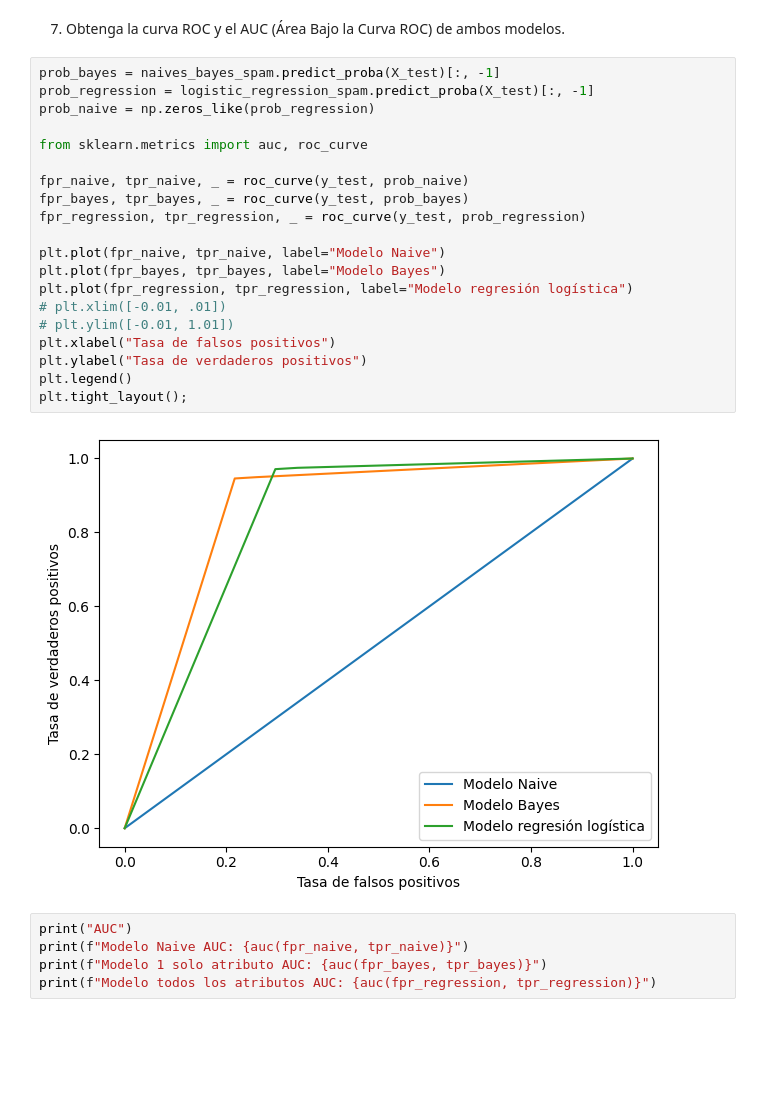
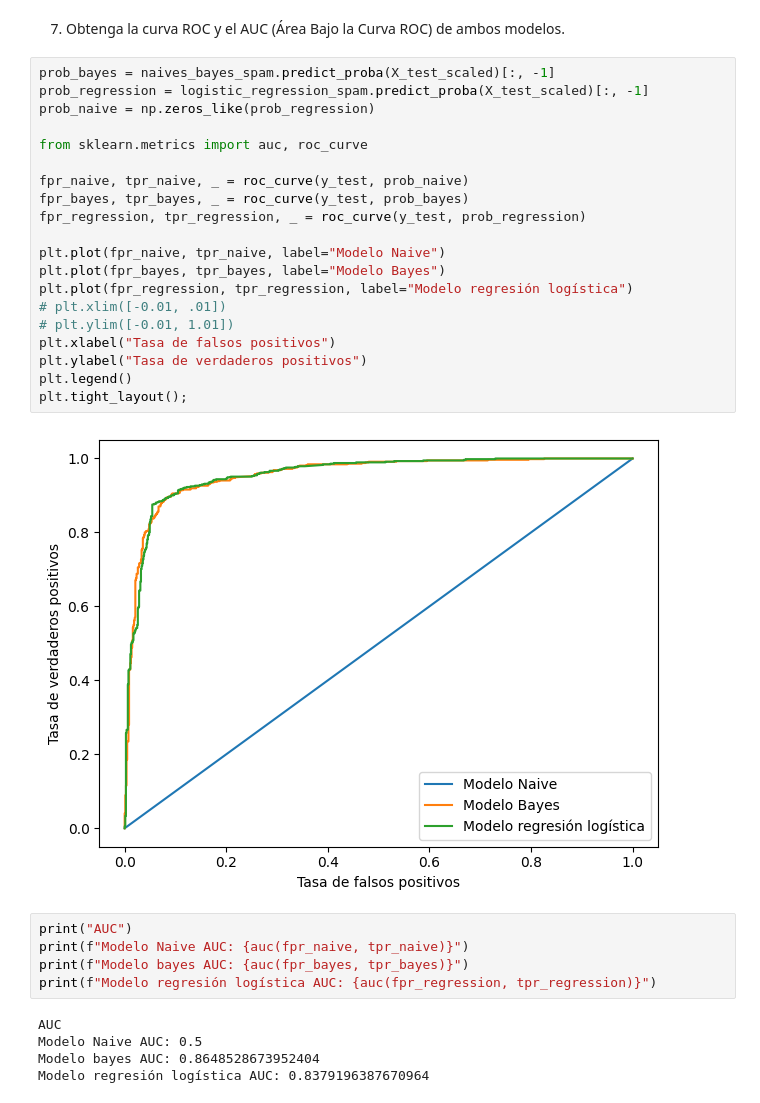
Before and after one commit to monzonlucasfabricio/mse-iia, a Jupyter notebook: SpamDet/spamdet.ipynb, the cells around one changed output. Drawn from its saved outputs; the diff is of its cells as text; blank space fills up the shorter version.

```diff
--- a/SpamDet/spamdet.ipynb
+++ b/SpamDet/spamdet.ipynb
@@ -185,29 +191,34 @@ Por otro lado, la recuperación mide la capacidad del modelo para identificar co
 # %% [markdown]
 7. Obtenga la curva ROC y el AUC (Área Bajo la Curva ROC) de ambos modelos.
 # %%
-prob_bayes = naives_bayes_spam.predict_proba(X_test)[:, -1]
-prob_regression = logistic_regression_spam.predict_proba(X_test)[:, -1]
+prob_bayes = naives_bayes_spam.predict_proba(X_test_scaled)[:, -1]
+prob_regression = logistic_regression_spam.predict_proba(X_test_scaled)[:, -1]
 prob_naive = np.zeros_like(prob_regression)
 
 from sklearn.metrics import auc, roc_curve
 
 fpr_naive, tpr_naive, _ = roc_curve(y_test, prob_naive)
 fpr_bayes, tpr_bayes, _ = roc_curve(y_test, prob_bayes)
 fpr_regression, tpr_regression, _ = roc_curve(y_test, prob_regression)
 
 plt.plot(fpr_naive, tpr_naive, label="Modelo Naive")
 plt.plot(fpr_bayes, tpr_bayes, label="Modelo Bayes")
 plt.plot(fpr_regression, tpr_regression, label="Modelo regresión logística")
 # plt.xlim([-0.01, .01])
 # plt.ylim([-0.01, 1.01])
 plt.xlabel("Tasa de falsos positivos")
 plt.ylabel("Tasa de verdaderos positivos")
 plt.legend()
 plt.tight_layout();
 # %% [output]
-[figure, old version]
+[figure, new version]
 # %%
 print("AUC")
 print(f"Modelo Naive AUC: {auc(fpr_naive, tpr_naive)}")
-print(f"Modelo 1 solo atributo AUC: {auc(fpr_bayes, tpr_bayes)}")
-print(f"Modelo todos los atributos AUC: {auc(fpr_regression, tpr_regression)}")
+print(f"Modelo bayes AUC: {auc(fpr_bayes, tpr_bayes)}")
+print(f"Modelo regresión logística AUC: {auc(fpr_regression, tpr_regression)}")
+# %% [output]
+AUC
+Modelo Naive AUC: 0.5
+Modelo bayes AUC: 0.8648528673952404
+Modelo regresión logística AUC: 0.8379196387670964
```
Also changed, not shown: parts of 7 cells of this notebook.
